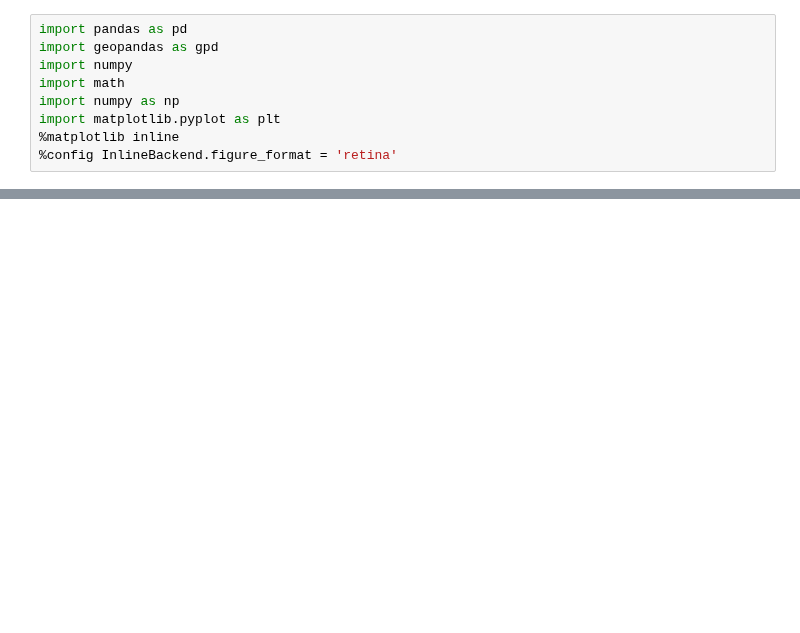
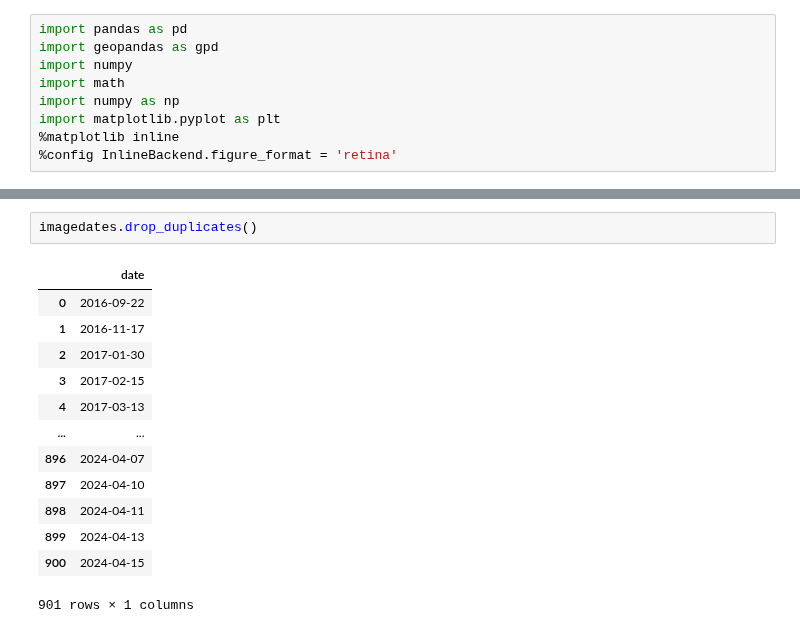
Before and after one commit to lapidesd/SanPedro_wetdry_pilot, a Jupyter notebook: code/imagery_dates_explore.ipynb, the cells around one changed output, grey strips where cells are left out. Saved outputs shown, nothing was run; the diff lists cells and outputs as text; blank space fills up the shorter version.

```diff
--- a/code/imagery_dates_explore.ipynb
+++ b/code/imagery_dates_explore.ipynb
@@ -63,0 +75,16 @@ for i,loc in enumerate(locs):
+# %%
+imagedates.drop_duplicates()
+# %% [output]
+|  | date |
+| 0 | 2016-09-22 |
+| 1 | 2016-11-17 |
+| 2 | 2017-01-30 |
+| 3 | 2017-02-15 |
+| 4 | 2017-03-13 |
+| ... | ... |
+| 896 | 2024-04-07 |
+| 897 | 2024-04-10 |
+| 898 | 2024-04-11 |
+| 899 | 2024-04-13 |
+| 900 | 2024-04-15 |
+901 rows × 1 columns
```
Also changed, not shown: parts of 1 cell of this notebook, 21 other files.
